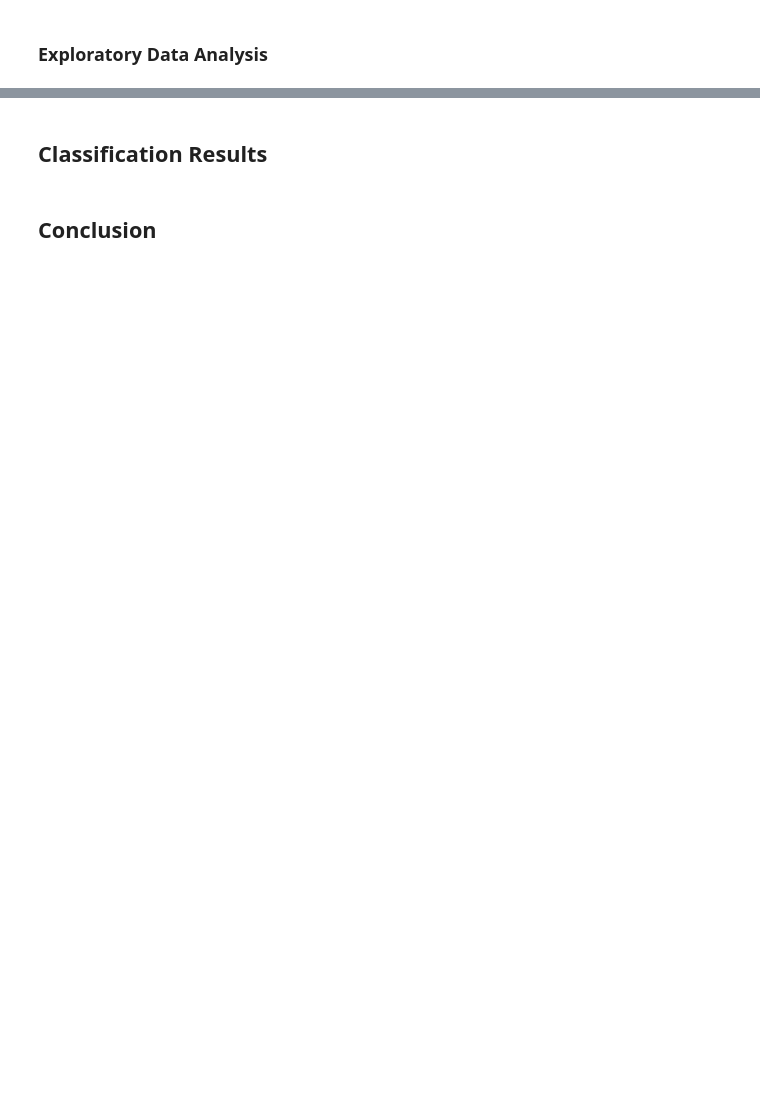
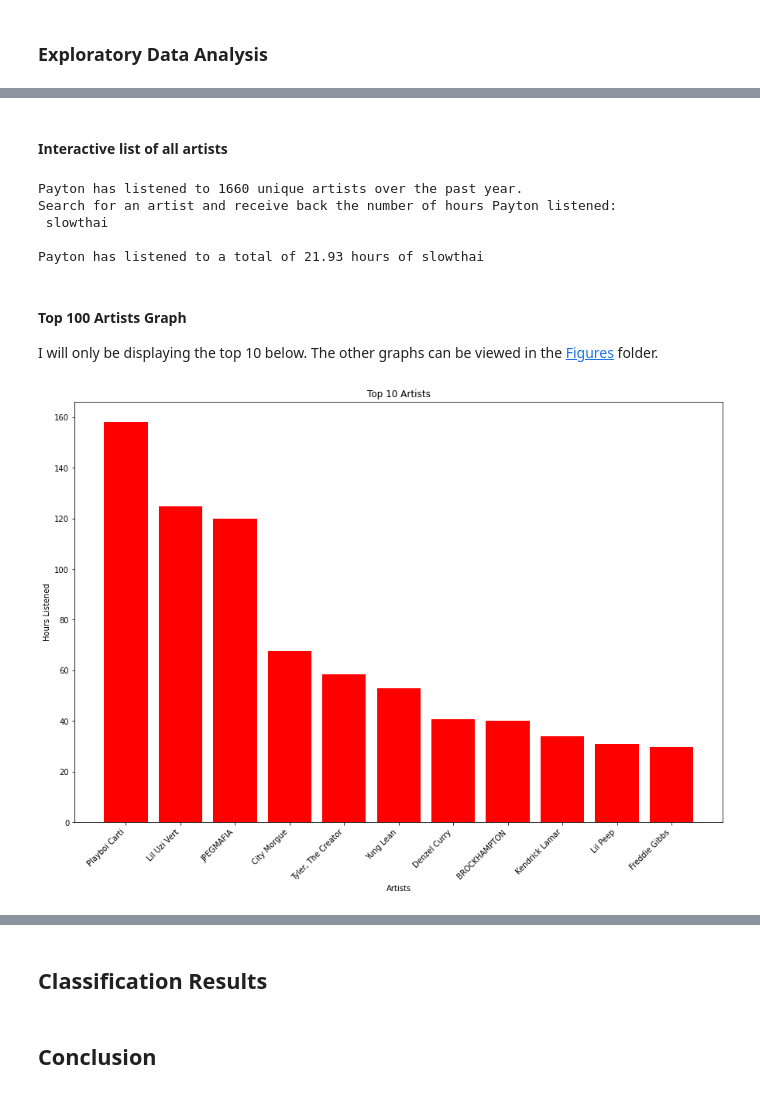
Before and after one commit to paytonburks/SpotifyDataPayton, a Jupyter notebook: TechnicalReport.ipynb, the cells around one changed output, grey strips where cells are left out. Cells and saved outputs as stored; diff of their text form; code cells hidden in the pictures; blank space fills up the shorter version.

```diff
--- a/TechnicalReport.ipynb
+++ b/TechnicalReport.ipynb
@@ -189,0 +202,77 @@ spot_df.to_csv('finalspotifydata.csv')
+# %% [markdown]
+#### Interactive list of all artists
+# %%
+#get all names of artists
+artist_name_list = []
+
+#forming list
+for artist, group_df in group_by_artist_df:
+    artist_in_list = False
+    for i in range(len(artist_name_list)):
+        if(artist == artist_name_list[i]):
+            artist_in_list == True
+
+    if artist_in_list == False:
+        artist_name_list.append(artist)
+
+#write list to .txt file
+text_file = open("ArtistList.txt", 'w')
+for i in range(len(artist_name_list)):
+    artist = str(artist_name_list[i])
+    if artist == 'Yunggoth✰':
+        artist = 'Yunggoth'
+    if artist == "μ's":
+        artist = "u's"
+    text_file.write(artist + "\n")
+text_file.close()
+
+#interactive portion
+print("Payton has listened to", len(artist_name_list), "unique artists over the past year.")
+print("Search for an artist and receive back the number of hours Payton listened:")
+find_artist = input()
+print()
+
+i=0
+while i in range(len(artist_perArtist)):
+    if artist_perArtist[i] == find_artist:
+        print("Payton has listened to a total of", totalHours_perArtist[i],"hours of", find_artist)
+        break
+    i+=1
+    if i == 1660:
+        print("Payton has not listened to", find_artist)
+# %% [output]
+Payton has listened to 1660 unique artists over the past year.
+Search for an artist and receive back the number of hours Payton listened:
+ slowthai
+
+Payton has listened to a total of 21.93 hours of slowthai
+# %% [markdown]
+#### Top 100 Artists Graph
+
+I will only be displaying the top 10 below. The other graphs can be viewed in the [Figures](www.clubpenguin.com) folder.
+# %%
+#artists 1-100
+top_10_artists = artist_x_hours_df.iloc[0:11]
+through_20_artists = artist_x_hours_df.iloc[11:21].reset_index()
+through_30_artists = artist_x_hours_df.iloc[21:31].reset_index()
+through_40_artists = artist_x_hours_df.iloc[31:41].reset_index()
+through_50_artists = artist_x_hours_df.iloc[41:51].reset_index()
+through_60_artists = artist_x_hours_df.iloc[51:61].reset_index()
+through_70_artists = artist_x_hours_df.iloc[61:71].reset_index()
+through_80_artists = artist_x_hours_df.iloc[71:81].reset_index()
+through_90_artists = artist_x_hours_df.iloc[81:91].reset_index()
+through_100_artists = artist_x_hours_df.iloc[91:101].reset_index()
+
+#plots
+utils.artist_bar_chart(top_10_artists, "1-10", "Top 10 Artists")
+utils.artist_bar_chart(through_20_artists, "11-20", "Artist Rankings: 11-20")
+utils.artist_bar_chart(through_30_artists, "21-30", "Artist Rankings: 21-30")
+utils.artist_bar_chart(through_40_artists, "31-40", "Artist Rankings: 31-40")
+utils.artist_bar_chart(through_50_artists, "41-50", "Artist Rankings: 41-50")
+utils.artist_bar_chart(through_60_artists, "51-60", "Artist Rankings: 51-60")
+utils.artist_bar_chart(through_70_artists, "61-70", "Artist Rankings: 61-70")
+utils.artist_bar_chart(through_80_artists, "71-80", "Artist Rankings: 71-80")
+utils.artist_bar_chart(through_90_artists, "81-90", "Artist Rankings: 81-90")
+utils.artist_bar_chart(through_100_artists, "91-100", "Artist Rankings: 91-100")
+# %% [output]
+[figure, added]
```
Also changed, not shown: parts of 15 cells of this notebook, 2 other files.
